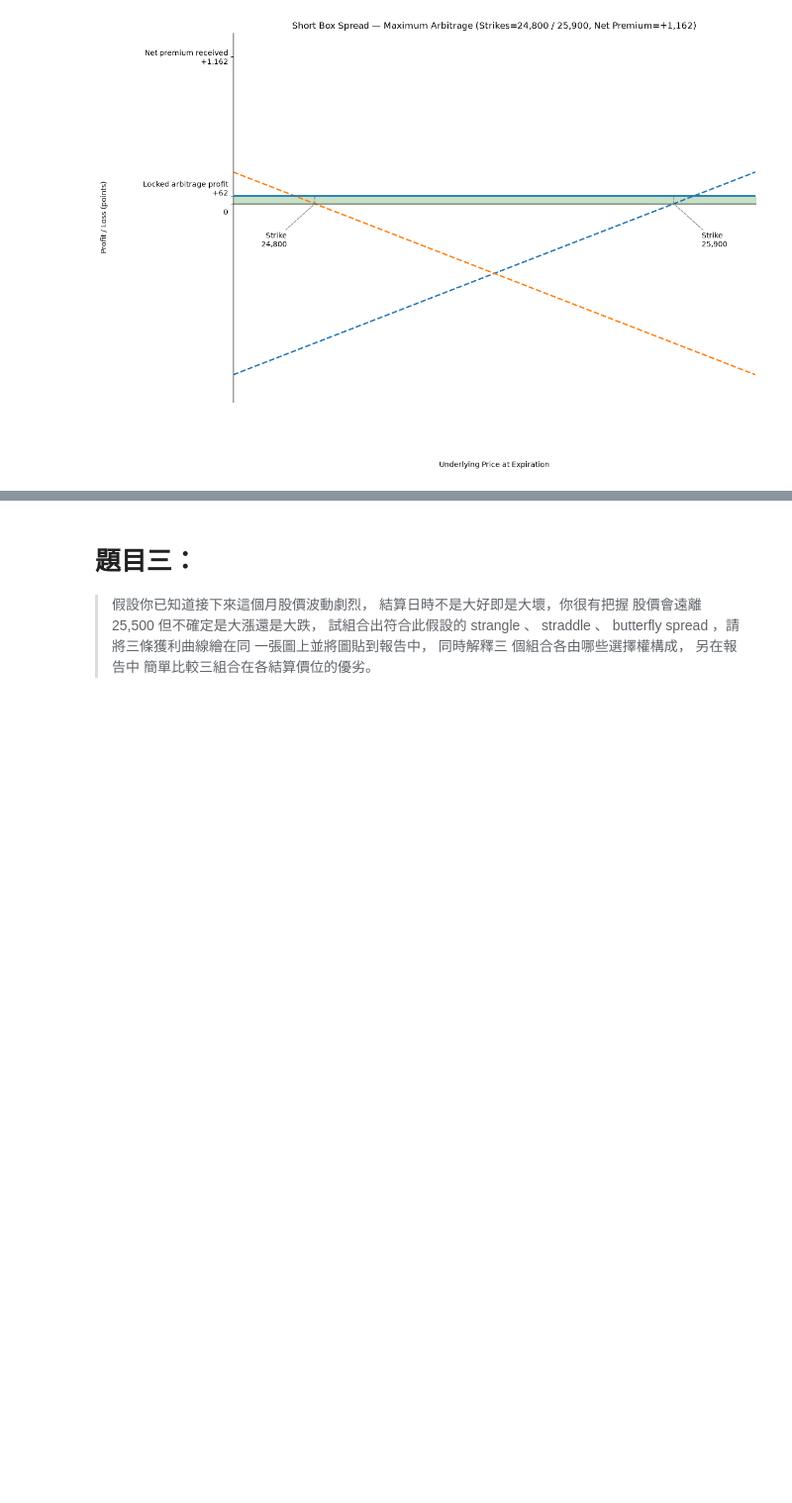
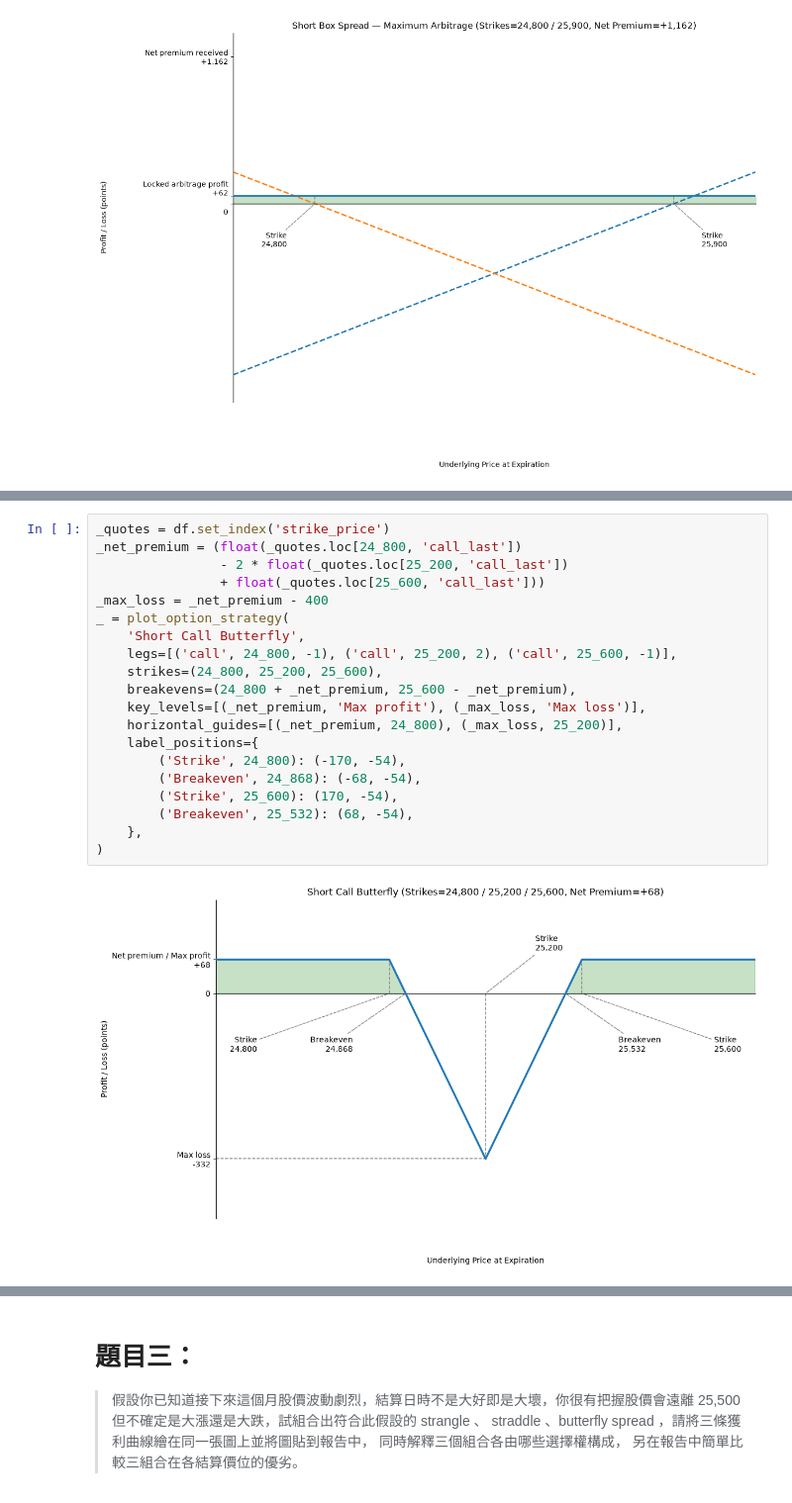
Before and after one commit to bimy09233/115-course-ai-for-finance-lab, a Jupyter notebook: HW3/option_strategy.ipynb, the cells around one changed output, grey strips where cells are left out. Shown at 99% size. Cells and saved outputs as stored; diff of their text form; blank space fills up the shorter version.

```diff
--- a/HW3/option_strategy.ipynb
+++ b/HW3/option_strategy.ipynb
@@ -679,0 +556,22 @@ plot_short_box('Short Box Spread — Minimum Arbitrage', 25_000, 25_500)
+# %%
+_quotes = df.set_index('strike_price')
+_net_premium = (float(_quotes.loc[24_800, 'call_last'])
+                - 2 * float(_quotes.loc[25_200, 'call_last'])
+                + float(_quotes.loc[25_600, 'call_last']))
+_max_loss = _net_premium - 400
+_ = plot_option_strategy(
+    'Short Call Butterfly',
+    legs=[('call', 24_800, -1), ('call', 25_200, 2), ('call', 25_600, -1)],
+    strikes=(24_800, 25_200, 25_600),
+    breakevens=(24_800 + _net_premium, 25_600 - _net_premium),
+    key_levels=[(_net_premium, 'Max profit'), (_max_loss, 'Max loss')],
+    horizontal_guides=[(_net_premium, 24_800), (_max_loss, 25_200)],
+    label_positions={
+        ('Strike', 24_800): (-170, -54),
+        ('Breakeven', 24_868): (-68, -54),
+        ('Strike', 25_600): (170, -54),
+        ('Breakeven', 25_532): (68, -54),
+    },
+)
+# %% [output]
+[figure, added]
```
Also changed, not shown: parts of 17 cells of this notebook, 2 other files.
